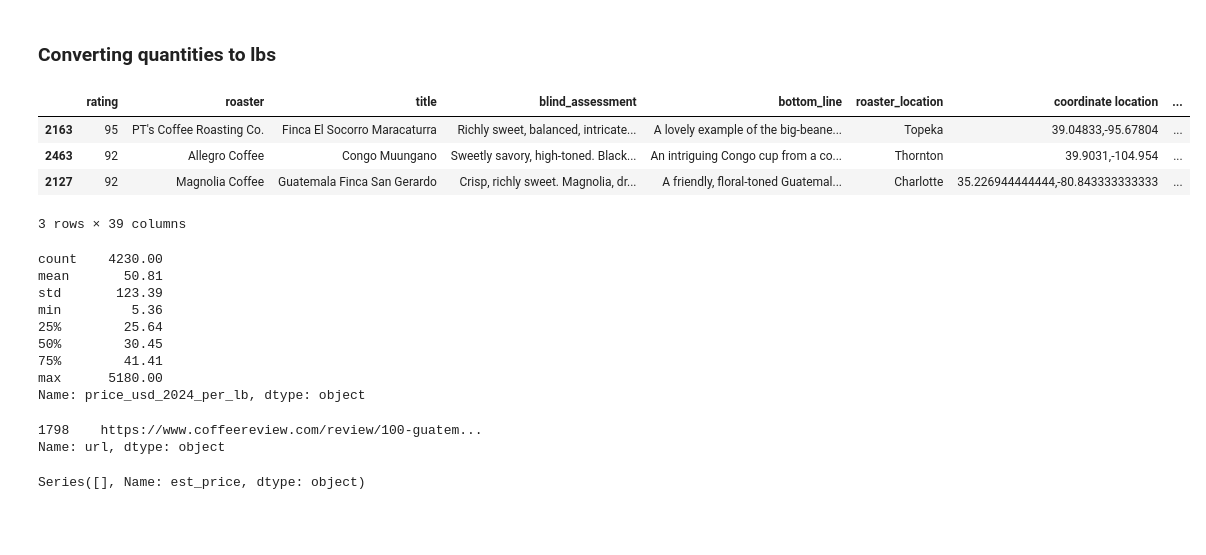
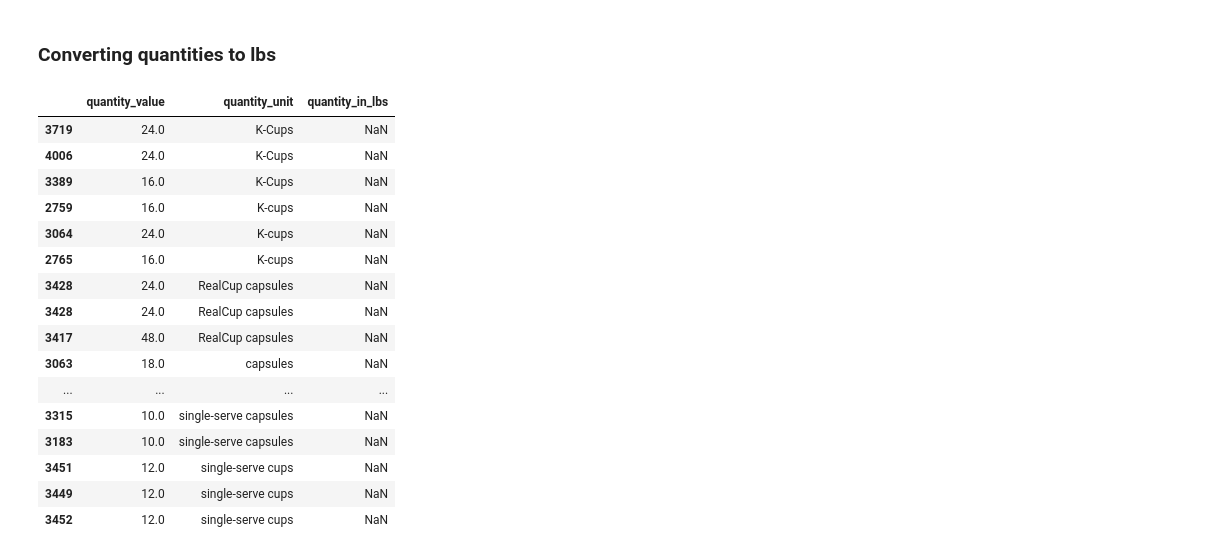
Before and after one commit to tynardone/coffee-reviews-analysis, a Jupyter notebook: notebooks/exploratory/01_data_cleaning.ipynb, the cells around one changed output. Saved outputs shown, nothing was run; the diff lists cells and outputs as text; code cells hidden in the pictures; blank space fills up the shorter version.

```diff
--- a/notebooks/exploratory/01_data_cleaning.ipynb
+++ b/notebooks/exploratory/01_data_cleaning.ipynb
@@ -27,7 +27,7 @@ pd.set_option('display.max_columns', None)
 mpl.rcParams['figure.dpi']= 300
 # %%
 data_dir = Path('../../data')
-file_path = data_dir / 'interim' / '05052024_roast_review_merged_openrefine.csv'
+file_path = data_dir / 'interim' / '05052024_roast_review_openrefine.csv'
 df_raw = pd.read_csv(file_path)
 
 display(df_raw.info())
@@ -177,7 +181,7 @@ def price_quantity_split(df: pd.DataFrame) -> pd.DataFrame:
     return df.merge(price_quantity, left_index=True, right_index=True)
 
 
-df = df_raw.pipe(tweak_coffee).pipe(price_quantity_split)
+df = df_raw.pipe(tweak_df).pipe(price_quantity_split)
 
 display(df.info())
 display(df.loc[:, ['price_value', 'quantity_value']].describe())
@@ -263,7 +274,7 @@ def clean_currency(df: pd.DataFrame) -> pd.DataFrame:
     return df.assign(price_currency=price_currency)
 
 
-df = df_raw.pipe(tweak_coffee).pipe(price_quantity_split).pipe(clean_currency)
+df = df_raw.pipe(tweak_df).pipe(price_quantity_split).pipe(clean_currency)
 df.loc[:, ["est_price", "price_currency"]].groupby('price_currency').sample(3, replace=True)
 # %% [output]
 |  | est_price | price_currency |
@@ -304,7 +315,7 @@ def convert_to_usd(df: pd.DataFrame) -> pd.DataFrame:
 with open(data_dir / 'external' / 'openex_exchange_rates.json') as f:
     exchange_rates = json.load(f)
 
-df = df_raw.pipe(tweak_coffee).pipe(price_quantity_split).pipe(clean_currency).pipe(convert_to_usd)
+df = df_raw.pipe(tweak_df).pipe(price_quantity_split).pipe(clean_currency).pipe(convert_to_usd)
 
 (
     df
@@ -312,7 +323,6 @@ df = df_raw.pipe(tweak_coffee).pipe(price_quantity_split).pipe(clean_currency).p
              'price_currency', 'price_value_usd_hist']
          ]
     .groupby('price_currency')
-    .sample(3, replace= True)
-)
+).sample(3, replace= True)
 # %% [output]
 |  | price_value | price_currency | price_value_usd_hist |
@@ -409,42 +411,39 @@ diff.plot(x='date', y='price_diff', title='% Price difference between adjusted a
 # %% [markdown]
 ### Converting quantities to lbs
 # %%
-to_grams_conversion = {"ounces": 28.3495231, "pounds":453.59237, "kilogram": 1000, "grams": 1}
-to_lbs_conversion = {"ounces": 1/16, "pounds":1, "kilogram": 2.20462, "grams": 0.00220462}
+def convert_to_lbs(df: pd.DataFrame) -> pd.DataFrame:
+    to_lbs_conversion = {"ounces": 1/16, "pounds":1, "kilogram": 2.20462, "grams": 0.00220462}
+    df['quantity_in_lbs'] = np.round(df['quantity_value'] * df['quantity_unit'].map(to_lbs_conversion), 2)
+    return df
 
-coffee_df['quantity_in_lbs'] = (
-    np.round(coffee_df['quantity_value'] *
-    coffee_df['quantity_unit'].map(to_lbs_conversion), 2)
+df =(df_raw
+     .pipe(tweak_df)
+     .pipe(price_quantity_split)
+     .pipe(clean_currency)
+     .pipe(convert_to_usd)
+     .pipe(create_cpi_adjusted_price, file_path=cpi_path)
+     .pipe(convert_to_lbs)
 )
 
-coffee_df.sample(3)
+display(df.loc[:, ['quantity_value', 'quantity_unit', 'quantity_in_lbs']]
+        .groupby("quantity_unit")
+        .sample(3, replace=True)
+)
 # %% [output]
-|  | rating | roaster | title | blind_assessment | bottom_line | roaster_location | coordinate location | ... |
-| 2163 | 95 | PT's Coffee Roasting Co. | Finca El Socorro Maracaturra | Richly sweet, balanced, intricate... | A lovely example of the big-beane... | Topeka | 39.04833,-95.67804 | ... |
-| 2463 | 92 | Allegro Coffee | Congo Muungano | Sweetly savory, high-toned. Black... | An intriguing Congo cup from a co... | Thornton | 39.9031,-104.954 | ... |
-| 2127 | 92 | Magnolia Coffee | Guatemala Finca San Gerardo | Crisp, richly sweet. Magnolia, dr... | A friendly, floral-toned Guatemal... | Charlotte | 35.226944444444,-80.843333333333 | ... |
+|  | quantity_value | quantity_unit | quantity_in_lbs |
+| 3719 | 24.0 | K-Cups | NaN |
+| 4006 | 24.0 | K-Cups | NaN |
+| 3389 | 16.0 | K-Cups | NaN |
+| 2759 | 16.0 | K-cups | NaN |
+| 3064 | 24.0 | K-cups | NaN |
+| 2765 | 16.0 | K-cups | NaN |
+| 3428 | 24.0 | RealCup capsules | NaN |
+| 3428 | 24.0 | RealCup capsules | NaN |
+| 3417 | 48.0 | RealCup capsules | NaN |
+| 3063 | 18.0 | capsules | NaN |
+| ... | ... | ... | ... |
+| 3315 | 10.0 | single-serve capsules | NaN |
+| 3183 | 10.0 | single-serve capsules | NaN |
+| 3451 | 12.0 | single-serve cups | NaN |
+| 3449 | 12.0 | single-serve cups | NaN |
+| 3452 | 12.0 | single-serve cups | NaN |
-3 rows × 39 columns
-# %%
-coffee_df['price_usd_2024_per_lb'] = np.round(coffee_df['price_usd_2024'] / coffee_df['quantity_in_lbs'], 2)
-
-
-coffee_df['price_usd_2024_per_lb'].describe().apply("{:.2f}".format)
-# %% [output]
-count    4230.00
-mean       50.81
-std       123.39
-min         5.36
-25%        25.64
-50%        30.45
-75%        41.41
-max      5180.00
-Name: price_usd_2024_per_lb, dtype: object
-# %%
-coffee_df[coffee_df['price_usd_2024_per_lb'] < 6].url
-# %% [output]
-1798    https://www.coffeereview.com/review/100-guatem...
-Name: url, dtype: object
-# %%
-df[df['url'].isin(coffee_df[coffee_df['price_usd_2024_per_lb'] < 0.5].url)].est_price
-# %% [output]
-Series([], Name: est_price, dtype: object)
```
Also changed, not shown: parts of 17 cells of this notebook, 5 other files.
